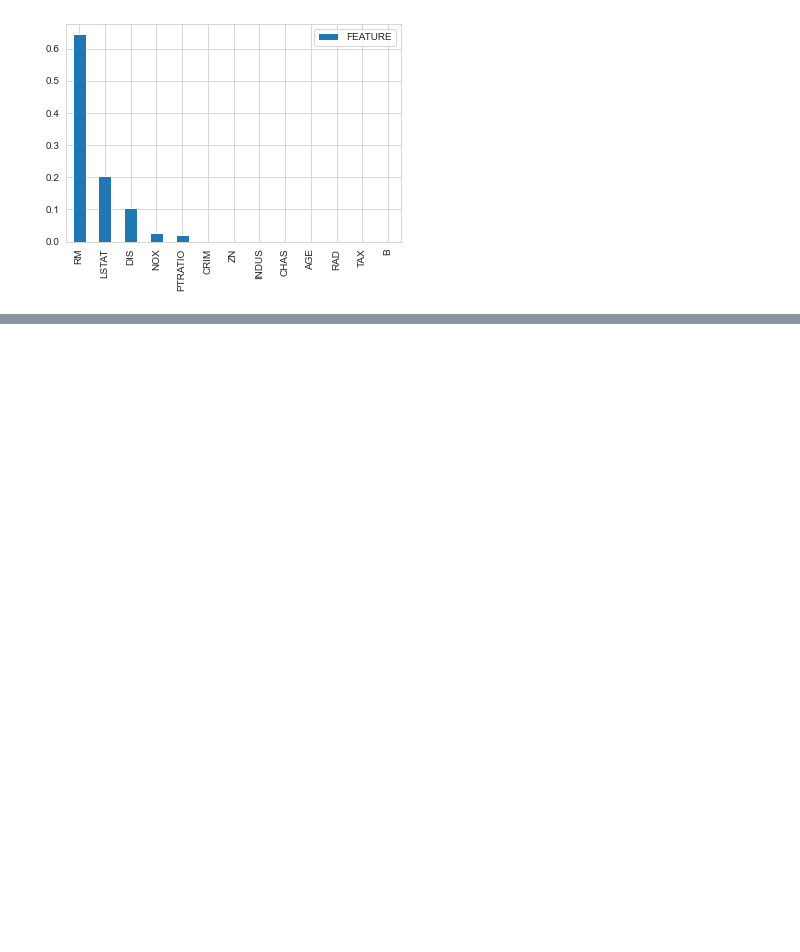
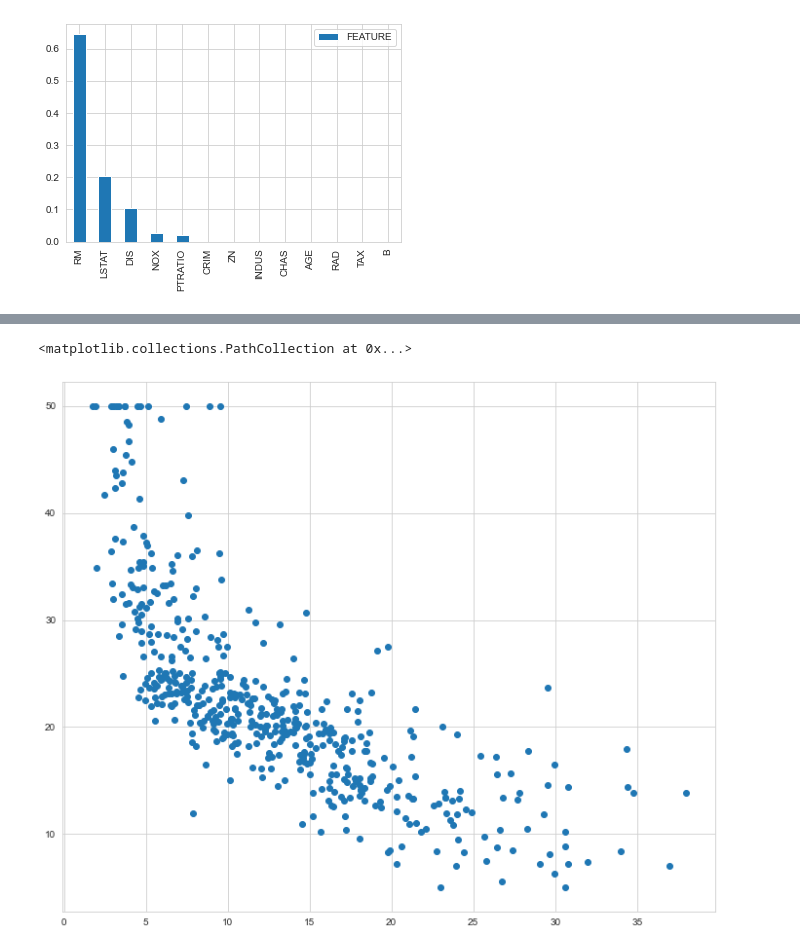
Before and after one commit to mashnun/Regression, a Jupyter notebook: Multiple Regression.ipynb, the cells around one changed output, grey strips where cells are left out. Drawn from its saved outputs; the diff is of its cells as text; code cells hidden in the pictures; blank space fills up the shorter version.

```diff
--- a/Multiple Regression.ipynb
+++ b/Multiple Regression.ipynb
@@ -568,0 +573,12 @@ result.sort_values(by='FEATURE', ascending=False).plot(kind='bar')
+# %%
+import pandas as pd
+import numpy as np
+from matplotlib import pyplot as pt
+import seaborn as sb
+sb.set_style("whitegrid")
+%matplotlib inline
+# %%
+from sklearn.datasets import load_boston
+boston_data = load_boston()
+df = pd.DataFrame(boston_data.data, columns=boston_data.feature_names)
+df.head()
@@ -568,0 +592,9 @@ result.sort_values(by='FEATURE', ascending=False).plot(kind='bar')
+# %%
+X = df[['LSTAT']].values
+Y = boston_data.target
+# %%
+pt.figure(figsize=(12,10))
+pt.scatter(X, Y)
+# %% [output]
+<matplotlib.collections.PathCollection at 0x...>
+[figure, added]
```
Also changed, not shown: parts of 43 cells of this notebook.
